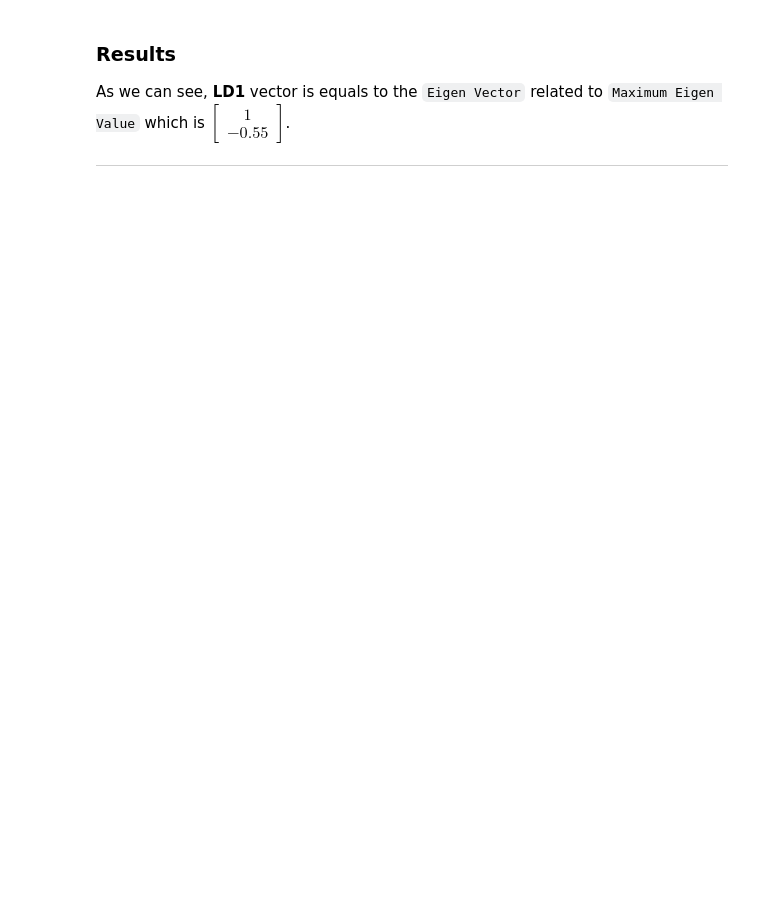
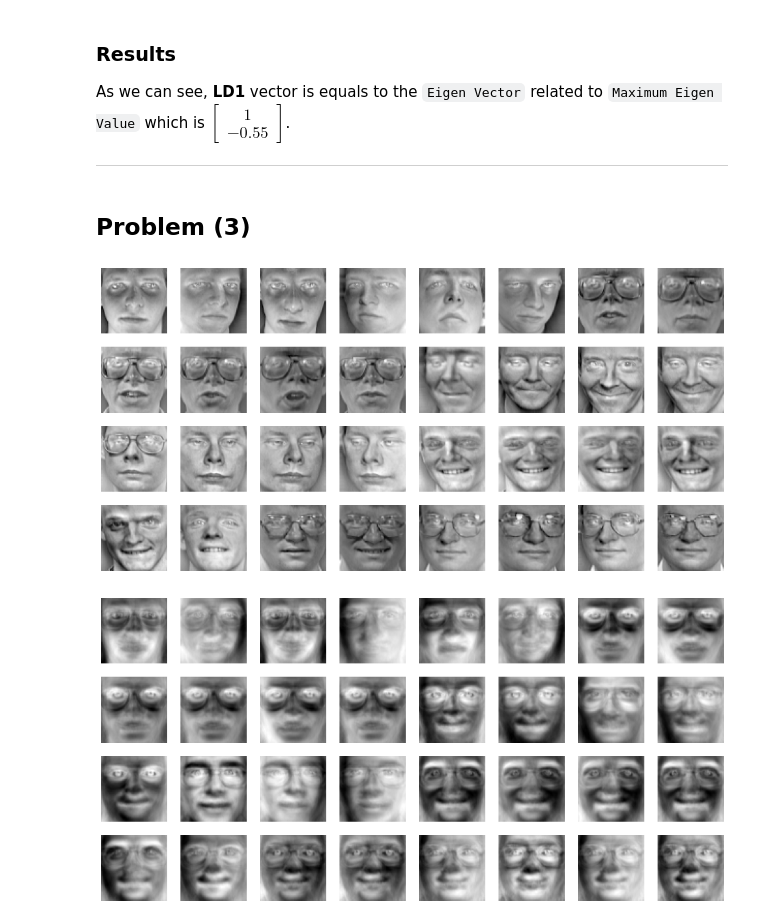
Before and after one commit to ckoliber/mlexercises, a Jupyter notebook: src/exercise4.ipynb, the cells around one changed output. Drawn from its saved outputs; the diff is of its cells as text; code cells hidden in the pictures; blank space fills up the shorter version.

```diff
--- a/src/exercise4.ipynb
+++ b/src/exercise4.ipynb
@@ -76,11 +76,11 @@ $$
 \end{aligned}
 $$
 # %%
-train_features = (train_features - np.mean(train_features)) / np.std(train_features)
-test_features = (test_features - np.mean(test_features)) / np.std(test_features)
+train_features = (train_features - np.mean(train_features, axis=0)) / np.std(train_features, axis=0)
+test_features = (test_features - np.mean(test_features, axis=0)) / np.std(test_features, axis=0)
 
-train_faces = (train_faces - np.mean(train_faces)) / np.std(train_faces)
-test_faces = (test_faces - np.mean(test_faces)) / np.std(test_faces)
+train_faces = (train_faces - np.mean(train_faces, axis=0)) / np.std(train_faces, axis=0)
+test_faces = (test_faces - np.mean(test_faces, axis=0)) / np.std(test_faces, axis=0)
 # %% [markdown]
 ### Features Function
 
@@ -194,3 +275,33 @@ $$
 As we can see, **LD1** vector is equals to the `Eigen Vector` related to `Maximum Eigen Value` which is $\begin{bmatrix}1 \\ -0.55\end{bmatrix}$.
 
 ---
+# %% [markdown]
+## Problem (3)
+# %%
+covariance_matrix = np.cov(train_faces.T)
+eigenValues, eigenVectors = np.linalg.eigh(covariance_matrix)
+idx = eigenValues.argsort()[::-1]
+pcx = eigenVectors[:, idx]
+# %%
+projected_faces = train_faces @ pcx[:, 0:10]
+real_faces = projected_faces @ pcx[:, 0:10].T
+
+fig = plt.figure(figsize=(16, 8))
+for i in range(8):
+    for j in range(4):
+        ax = fig.add_subplot(4, 8, (i * 4) + j + 1)
+        ax.imshow(train_faces[i * 8 + j].reshape(64,64).T, cmap="gray")
+        ax.axis("off")
+plt.show()
+
+
+fig = plt.figure(figsize=(16, 8))
+for i in range(8):
+    for j in range(4):
+        ax = fig.add_subplot(4, 8, (i * 4) + j + 1)
+        ax.imshow(real_faces[i * 8 + j].reshape(64,64).T, cmap="gray")
+        ax.axis("off")
+plt.show()
+# %% [output]
+[figure, added]
+[figure, added]
```
Also changed, not shown: parts of 14 cells of this notebook.
